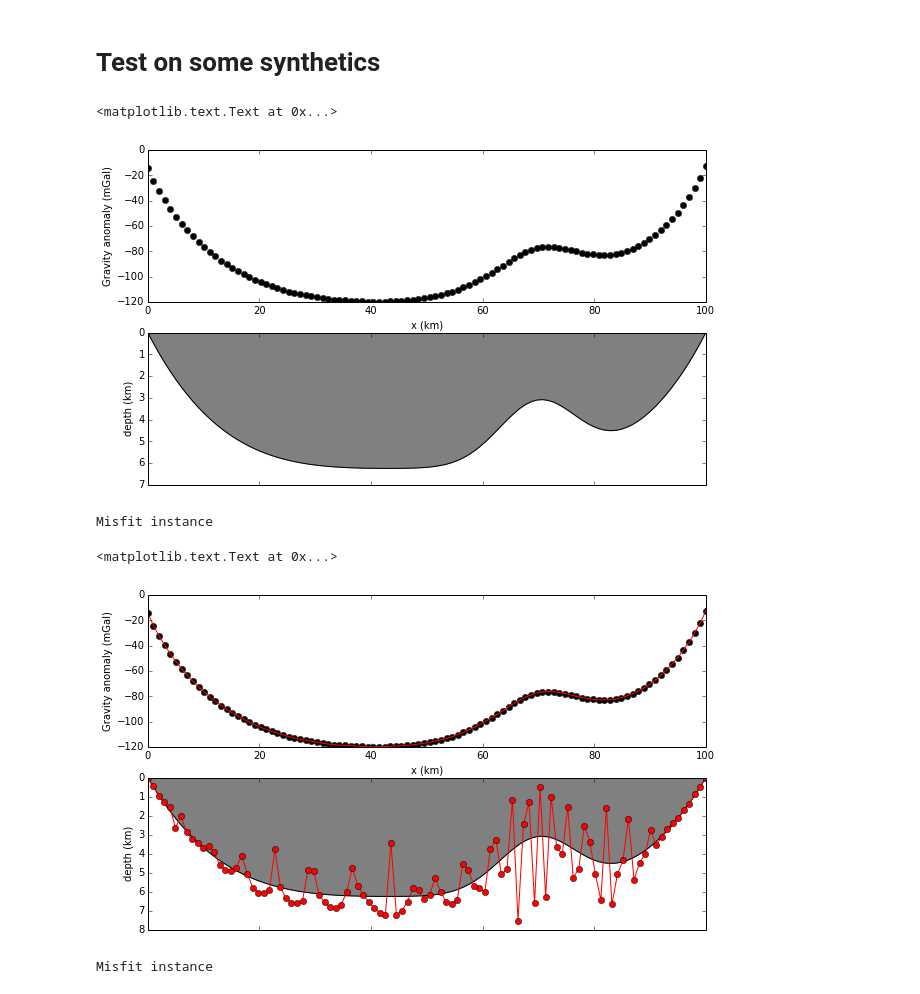
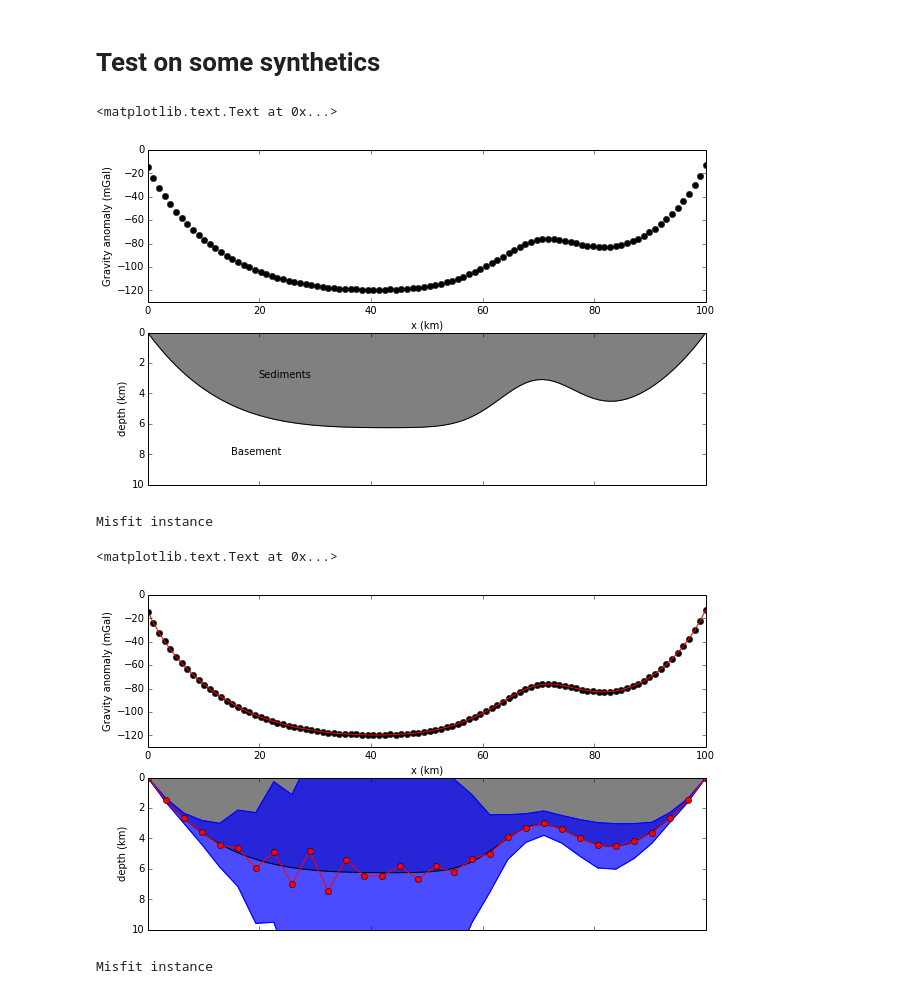
Before and after one commit to leouieda/scipy2014, a Jupyter notebook: gravity_inversion.ipynb, the cells around one changed output. Saved outputs shown, nothing was run; the diff lists cells and outputs as text; code cells hidden in the pictures.

Commit message:
Added 95% confidence to estimator and synthetics

```diff
--- a/gravity_inversion.ipynb
+++ b/gravity_inversion.ipynb
@@ -46,6 +46,15 @@ class BasinPolygonal(Misfit):
         self._estimate = Polygon(self.p2vertices(self.p_),
                                  self.model['props'])
         return self
+
+    def confidence(self):
+        dof = self.ndata - self.nparams
+        variance = np.linalg.norm(self.residuals(self.p_))**2/dof
+        cov = variance*np.linalg.inv(self.hessian(self.p_))
+        std = np.sqrt(np.diagonal(cov))
+        verts = np.concatenate([self.p2vertices(self.p_ - 2*std),
+                                self.p2vertices(self.p_ + 2*std)[1:-1][::-1]])
+        return Polygon(verts)
 # %%
 from fatiando.vis import mpl
 # %% [markdown]
@@ -56,7 +65,7 @@ from fatiando import utils
 x = np.linspace(0, 100000, 100)
 z = -100*np.ones_like(x)
 xs = np.linspace(0, 100000, 100)[::-1]
-depths = (-1e-15*(xs - 50000)**4 + 6000
+depths = (-1e-15*(xs - 50000)**4 + 8000
           - 3000*np.exp(-(xs - 70000)**2/(10000**2)))
 depths -= depths.min()
 density = -500
@@ -68,18 +77,22 @@ mpl.subplot(2, 1, 1)
 mpl.plot(x*0.001, gz, 'ok')
 mpl.xlabel('x (km)')
 mpl.ylabel('Gravity anomaly (mGal)')
+mpl.ylim(-130, 0)
 mpl.subplot(2, 1, 2)
 mpl.polygon(model, fill='grey')
+mpl.ylim(0, 10000)
 mpl.m2km()
 ax = mpl.gca()
 ax.invert_yaxis()
 ax.set_xticklabels([''])
 mpl.ylabel('depth (km)')
+mpl.text(20000, 3000, 'Sediments')
+mpl.text(15000, 8000, 'Basement')
 # %% [output]
 <matplotlib.text.Text at 0x...>
-[figure, old version]
+[figure, new version]
 # %%
-misfit = BasinPolygonal(x, z, gz, 0, 100, density)
+misfit = BasinPolygonal(x, z, gz, 0, 30, density)
 initial = 3000*np.ones(misfit.nparams)
 misfit.config('levmarq', initial=initial).fit()
 # %% [output]
@@ -87,20 +100,23 @@ Misfit instance
 # %%
 mpl.figure(figsize=(10, 6))
 mpl.subplot(2, 1, 1)
 mpl.plot(x*0.001, gz, 'ok')
 mpl.plot(x*0.001, misfit.predicted(), '-r')
+mpl.ylim(-130, 0)
 mpl.xlabel('x (km)')
 mpl.ylabel('Gravity anomaly (mGal)')
 mpl.subplot(2, 1, 2)
 mpl.polygon(model, fill='grey')
+mpl.polygon(misfit.confidence(), '-b', fill='blue', alpha=0.7)
 mpl.polygon(misfit.estimate_, 'o-r')
+mpl.ylim(0, 10000)
 mpl.m2km()
 ax = mpl.gca()
 ax.invert_yaxis()
 ax.set_xticklabels([''])
 mpl.ylabel('depth (km)')
 # %% [output]
 <matplotlib.text.Text at 0x...>
-[figure, old version]
+[figure, new version]
 # %%
 from fatiando.inversion.regularization import Smoothness1D
```
Also changed, not shown: parts of 5 cells of this notebook.
